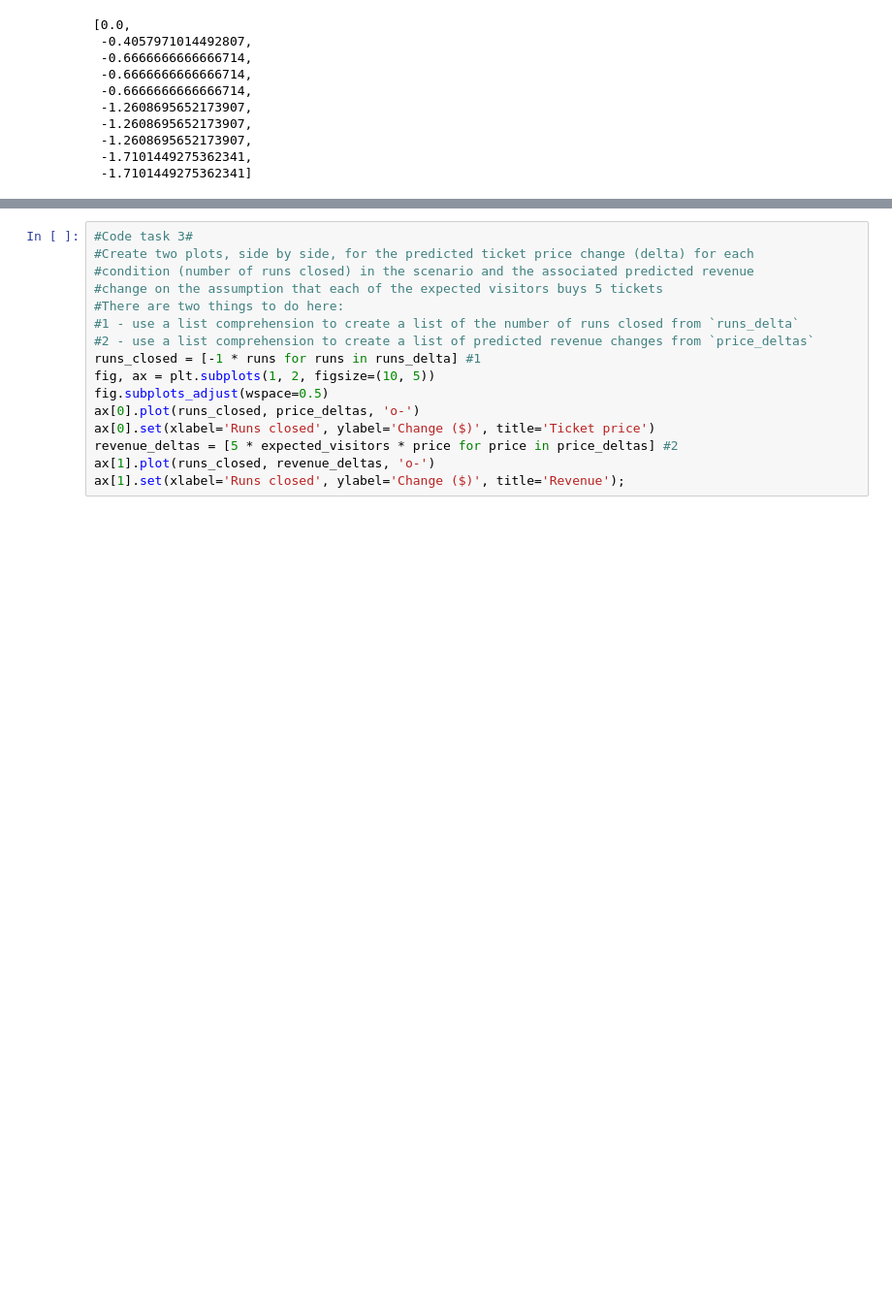
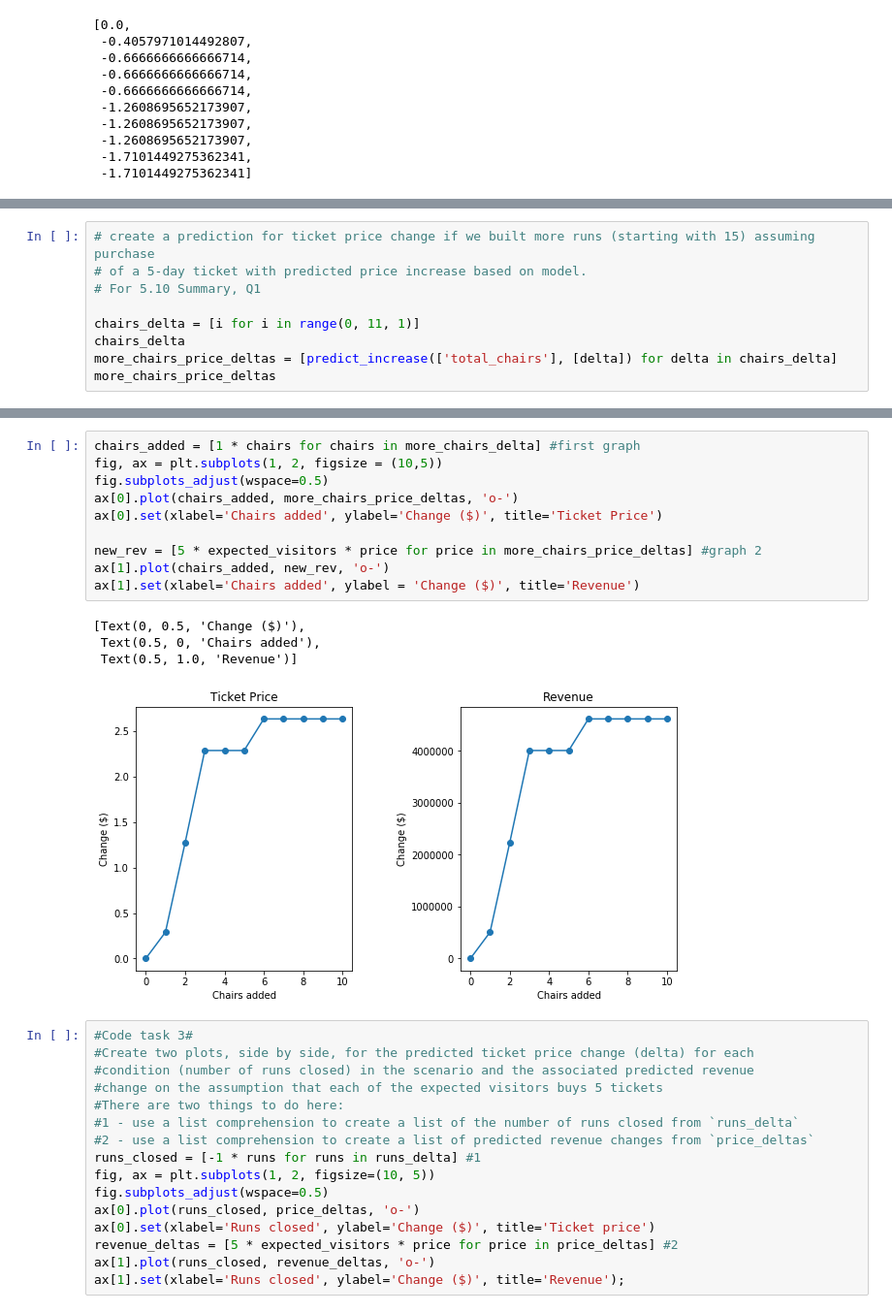
Before and after one commit to NSamermit/DataScienceGuidedCapstone, a Jupyter notebook: Notebooks/05_modeling.ipynb, the cells around one changed output, grey strips where cells are left out. Shown at 97% size. Saved outputs shown, nothing was run; the diff lists cells and outputs as text; blank space fills up the shorter version.

Commit message:
NS restarted Springboard course 5.10.21
Added additional_chairs price increase model in 05_modeling.
Finished Summary questions.

```diff
--- a/Notebooks/05_modeling.ipynb
+++ b/Notebooks/05_modeling.ipynb
@@ -359,0 +364,9 @@ price_deltas
+# %%
+# create a prediction for ticket price change if we built more runs (starting with 15) assuming purchase
+# of a 5-day ticket with predicted price increase based on model.
+# For 5.10 Summary, Q1
+
+chairs_delta = [i for i in range(0, 11, 1)]
+chairs_delta
+more_chairs_price_deltas = [predict_increase(['total_chairs'], [delta]) for delta in chairs_delta]
+more_chairs_price_deltas
@@ -360,3 +385,18 @@ price_deltas
+# %%
+chairs_added = [1 * chairs for chairs in more_chairs_delta] #first graph
+fig, ax = plt.subplots(1, 2, figsize = (10,5))
+fig.subplots_adjust(wspace=0.5)
+ax[0].plot(chairs_added, more_chairs_price_deltas, 'o-')
+ax[0].set(xlabel='Chairs added', ylabel='Change ($)', title='Ticket Price')
+
+new_rev = [5 * expected_visitors * price for price in more_chairs_price_deltas] #graph 2
+ax[1].plot(chairs_added, new_rev, 'o-')
+ax[1].set(xlabel='Chairs added', ylabel = 'Change ($)', title='Revenue')
+# %% [output]
+[Text(0, 0.5, 'Change ($)'),
+ Text(0.5, 0, 'Chairs added'),
+ Text(0.5, 1.0, 'Revenue')]
+[figure, added]
 # %%
 #Code task 3#
 #Create two plots, side by side, for the predicted ticket price change (delta) for each
```
Also changed, not shown: parts of 6 cells of this notebook, 1 other file.
